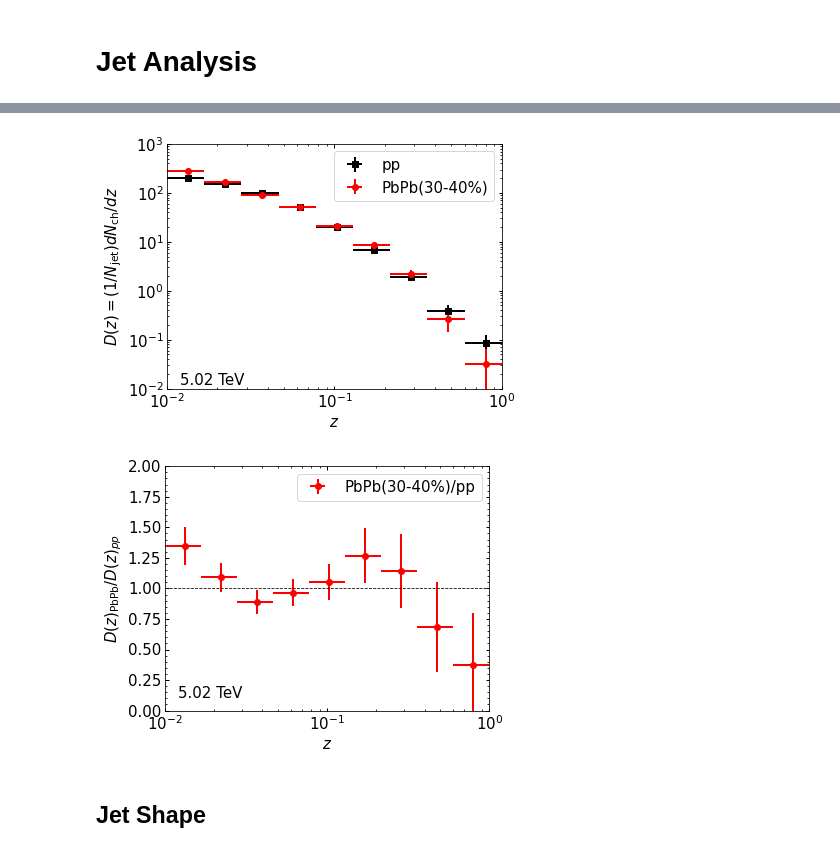
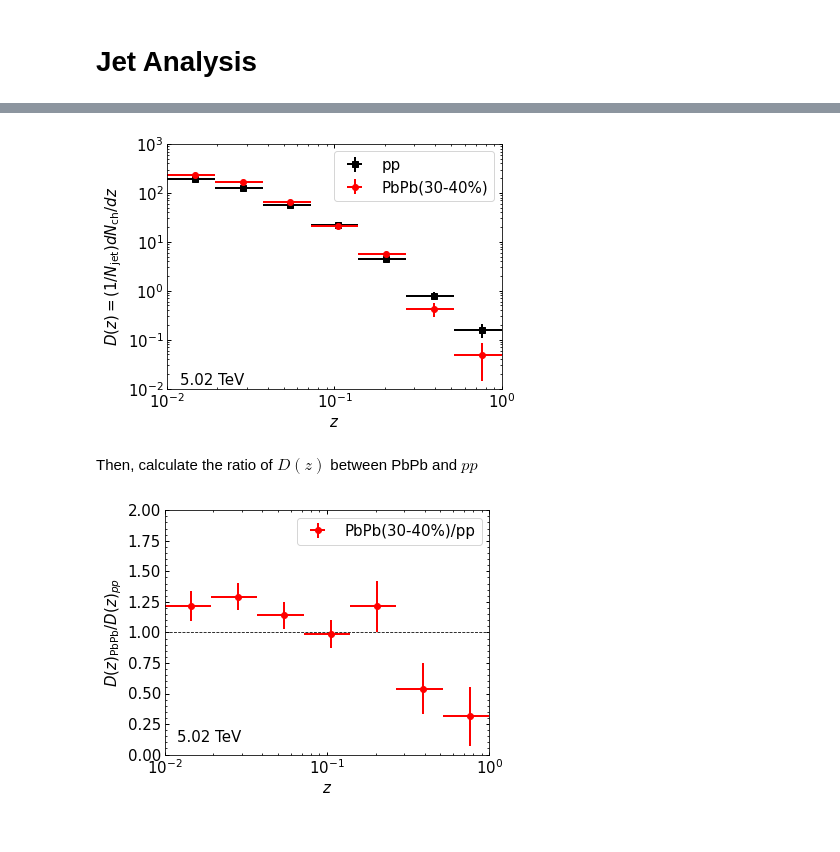
Before and after one commit to JETSCAPE/SummerSchool2021, a Jupyter notebook: Jul23_Jets/notebooks/jet_analysis.ipynb, the cells around one changed output, grey strips where cells are left out. Saved outputs shown, nothing was run; the diff lists cells and outputs as text; code cells hidden in the pictures.

```diff
--- a/Jul23_Jets/notebooks/jet_analysis.ipynb
+++ b/Jul23_Jets/notebooks/jet_analysis.ipynb
@@ -33,4 +50,12 @@ mpl.rcParams['legend.fontsize'] = 15
 mpl.rcParams['legend.numpoints'] = 1
 mpl.rcParams['font.size'] = 15
 mpl.rcParams['savefig.format'] = "pdf"
+# %%
+def ratio_error(v1,e1,v2,e2):
+  #v1, e1: numerator value and error
+  #v2, e2: denominator value and error
+  error1 = e1/v2
+  error2 = (e2/v2)*(v1/v2)
+  error = np.sqrt(error1*error1+error2*error2)
+  return error
 # %%
@@ -168,7 +225,7 @@ status_pbpb = []
 
 # z for pp
 for i in range(n_jet_pp):
-  pt_jet = jets_pp[i,1]
+  pt_jet = jets_pp[i,1] #jet-pt in pp
   for assoc in assoc_pp[i]:
     pt_assoc = assoc[1]
     z = pt_assoc/pt_jet
@@ -181,7 +238,7 @@ for i in range(n_jet_pp):
 
 # z for pbpb
 for i in range(n_jet_pbpb):
-  pt_jet = jets_pbpb[i,1]
+  pt_jet = jets_pbpb[i,1] #jet-pt in PbPb
   for assoc in assoc_pbpb[i]:
     pt_assoc = assoc[1]
     z = pt_assoc/pt_jet
@@ -194,7 +251,7 @@ for i in range(n_jet_pbpb):
 
 
 # Set Histogram bins
-ex = np.linspace(-2, 0, 10)
+ex = np.linspace(-2, 0, 8)
 z_bins = np.power(10,ex)
 
 # Fill Histograms
@@ -244,35 +301,36 @@ plt.text(0.012,y_min*1.2, '5.02 TeV')
 #plt.tight_layout()
 plt.savefig('jet_ff')
 # %% [output]
-[figure, old version]
+[figure, new version]
+# %% [markdown]
+Then, calculate the ratio of $D(z)$ between PbPb and $pp$
 # %%
 # Generate Plots
 fig = plt.figure()
 
 # Calculate RAA and error
 raa =  dn_dz_pbpb/dn_dz_pp
-error_raa = np.sqrt( (err_dn_dz_pbpb/dn_dz_pp)*(err_dn_dz_pbpb/dn_dz_pp) + (err_dn_dz_pp*dn_dz_pbpb/dn_dz_pp/dn_dz_pp) * (err_dn_dz_pp*dn_dz_pbpb/dn_dz_pp/dn_dz_pp) )
+error_raa = ratio_error(dn_dz_pbpb,err_dn_dz_pbpb,dn_dz_pp,err_dn_dz_pp)
+
 
 plt.errorbar(z, raa, fmt='o', label="PbPb(30-40%)/pp",
              xerr=0.5*dz, yerr=error_raa, color='red')
 
 
 #axes setting
 plt.legend(loc=0)
 plt.xlabel(r"$z$")
 plt.ylabel(r"$D(z)_{\mathrm{PbPb}}/D(z)_{pp}}$")
 plt.xlim(z_bins[0],z_bins[-1])
 plt.ylim(0.0,2.0)
 plt.legend(loc=0)
 plt.text(0.012,0.1, '5.02 TeV')
 plt.xscale('log')
 
 plt.axhline(1, color = "black", linestyle="dashed", linewidth=0.8)
 
 # save plot to the Desktop
 plt.tight_layout()
 plt.savefig('ratio_jet_ff')
 # %% [output]
-[figure, old version]
+[figure, new version]
-# %% [markdown]
-## Jet Shape
```
Also changed, not shown: parts of 17 cells of this notebook, 1 other file.
